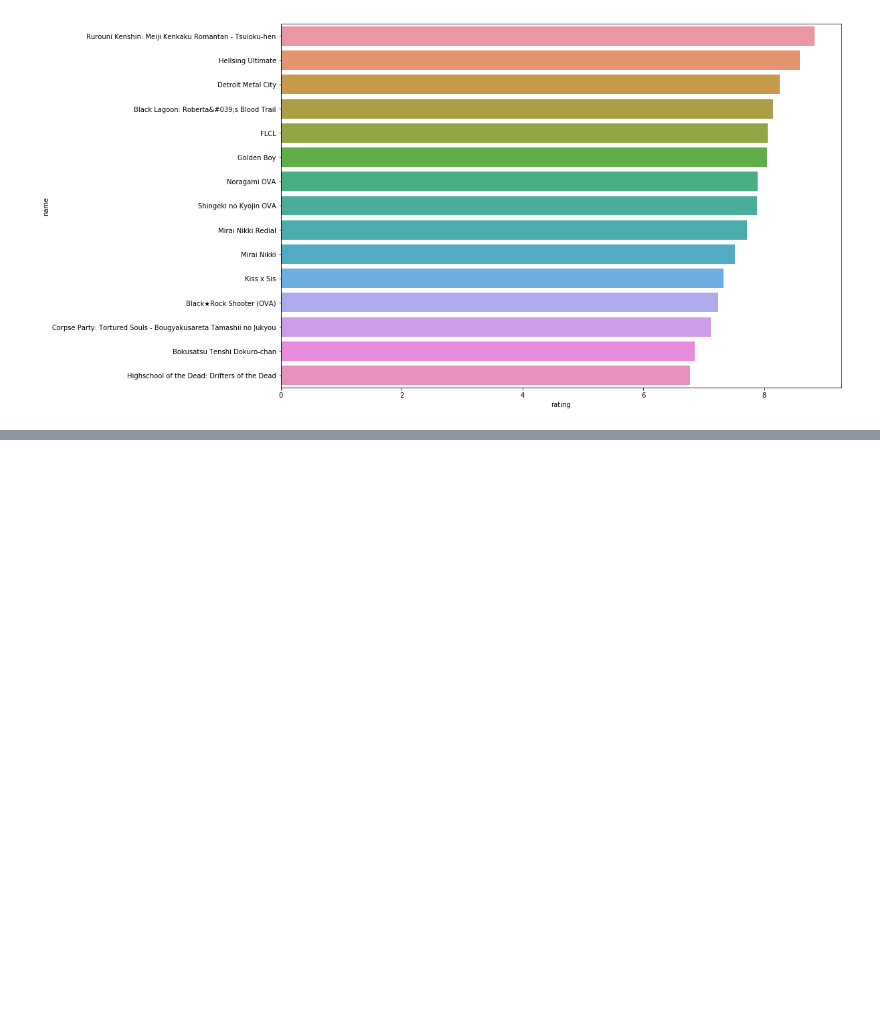
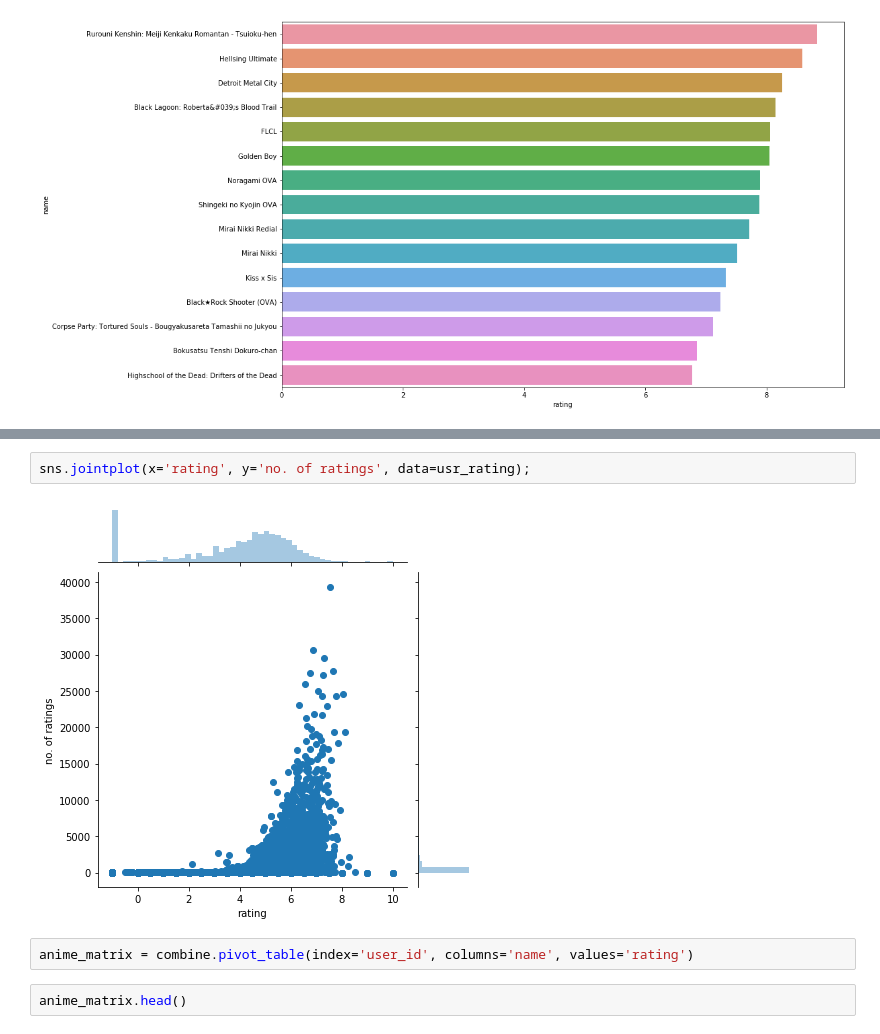
Before and after one commit to ashwinjohn3/Anime-Recommendation-Database, a Jupyter notebook: Anime-Recommendation.ipynb, the cells around one changed output, grey strips where cells are left out. Drawn from its saved outputs; the diff is of its cells as text; blank space fills up the shorter version.

```diff
--- a/Anime-Recommendation.ipynb
+++ b/Anime-Recommendation.ipynb
@@ -288,0 +350,8 @@ get_hor_bar('rating','name',anime[(anime.members > 100000) & (anime.type == 'OVA
+# %%
+sns.jointplot(x='rating', y='no. of ratings', data=usr_rating);
+# %% [output]
+[figure, added]
+# %%
+anime_matrix = combine.pivot_table(index='user_id', columns='name', values='rating')
+# %%
+anime_matrix.head()
```
Also changed, not shown: parts of 16 cells of this notebook.
